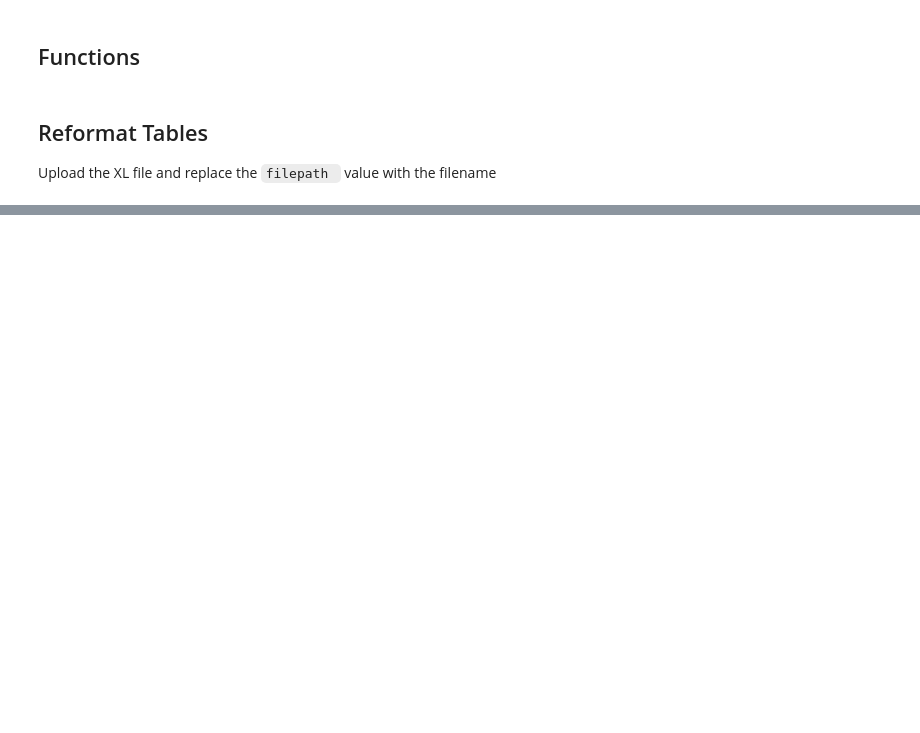
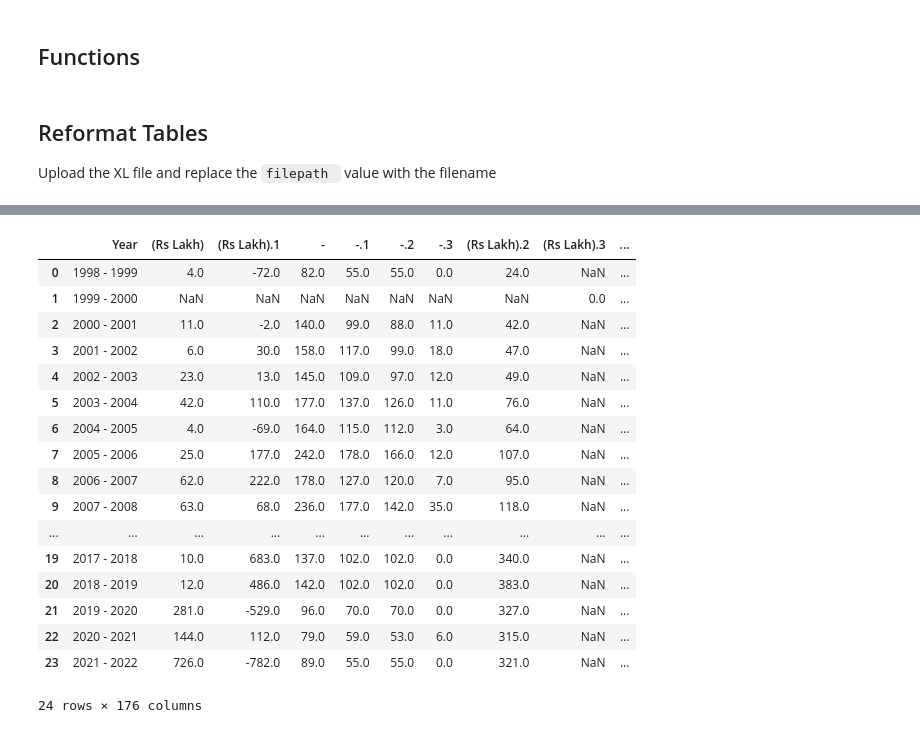
Before and after one commit to kavyajeetbora/ETL_wages, a Jupyter notebook: Annual_Survey_of_Industries.ipynb, the cells around one changed output, grey strips where cells are left out. Saved outputs shown, nothing was run; the diff lists cells and outputs as text; code cells hidden in the pictures; blank space fills up the shorter version.

```diff
--- a/Annual_Survey_of_Industries.ipynb
+++ b/Annual_Survey_of_Industries.ipynb
@@ -85,3 +84,25 @@ print(len(xl_files))
+# %%
+dfx = pd.read_html(html_string)[0]
+dfx
+# %% [output]
+|  | Year | (Rs Lakh) | (Rs Lakh).1 | - | -.1 | -.2 | -.3 | (Rs Lakh).2 | (Rs Lakh).3 | ... |
+| 0 | 1998 - 1999 | 4.0 | -72.0 | 82.0 | 55.0 | 55.0 | 0.0 | 24.0 | NaN | ... |
+| 1 | 1999 - 2000 | NaN | NaN | NaN | NaN | NaN | NaN | NaN | 0.0 | ... |
+| 2 | 2000 - 2001 | 11.0 | -2.0 | 140.0 | 99.0 | 88.0 | 11.0 | 42.0 | NaN | ... |
+| 3 | 2001 - 2002 | 6.0 | 30.0 | 158.0 | 117.0 | 99.0 | 18.0 | 47.0 | NaN | ... |
+| 4 | 2002 - 2003 | 23.0 | 13.0 | 145.0 | 109.0 | 97.0 | 12.0 | 49.0 | NaN | ... |
+| 5 | 2003 - 2004 | 42.0 | 110.0 | 177.0 | 137.0 | 126.0 | 11.0 | 76.0 | NaN | ... |
+| 6 | 2004 - 2005 | 4.0 | -69.0 | 164.0 | 115.0 | 112.0 | 3.0 | 64.0 | NaN | ... |
+| 7 | 2005 - 2006 | 25.0 | 177.0 | 242.0 | 178.0 | 166.0 | 12.0 | 107.0 | NaN | ... |
+| 8 | 2006 - 2007 | 62.0 | 222.0 | 178.0 | 127.0 | 120.0 | 7.0 | 95.0 | NaN | ... |
+| 9 | 2007 - 2008 | 63.0 | 68.0 | 236.0 | 177.0 | 142.0 | 35.0 | 118.0 | NaN | ... |
+| ... | ... | ... | ... | ... | ... | ... | ... | ... | ... | ... |
+| 19 | 2017 - 2018 | 10.0 | 683.0 | 137.0 | 102.0 | 102.0 | 0.0 | 340.0 | NaN | ... |
+| 20 | 2018 - 2019 | 12.0 | 486.0 | 142.0 | 102.0 | 102.0 | 0.0 | 383.0 | NaN | ... |
+| 21 | 2019 - 2020 | 281.0 | -529.0 | 96.0 | 70.0 | 70.0 | 0.0 | 327.0 | NaN | ... |
+| 22 | 2020 - 2021 | 144.0 | 112.0 | 79.0 | 59.0 | 53.0 | 6.0 | 315.0 | NaN | ... |
+| 23 | 2021 - 2022 | 726.0 | -782.0 | 89.0 | 55.0 | 55.0 | 0.0 | 321.0 | NaN | ... |
+24 rows × 176 columns
 # %%
 %%time
 
```
Also changed, not shown: parts of 6 cells of this notebook.
